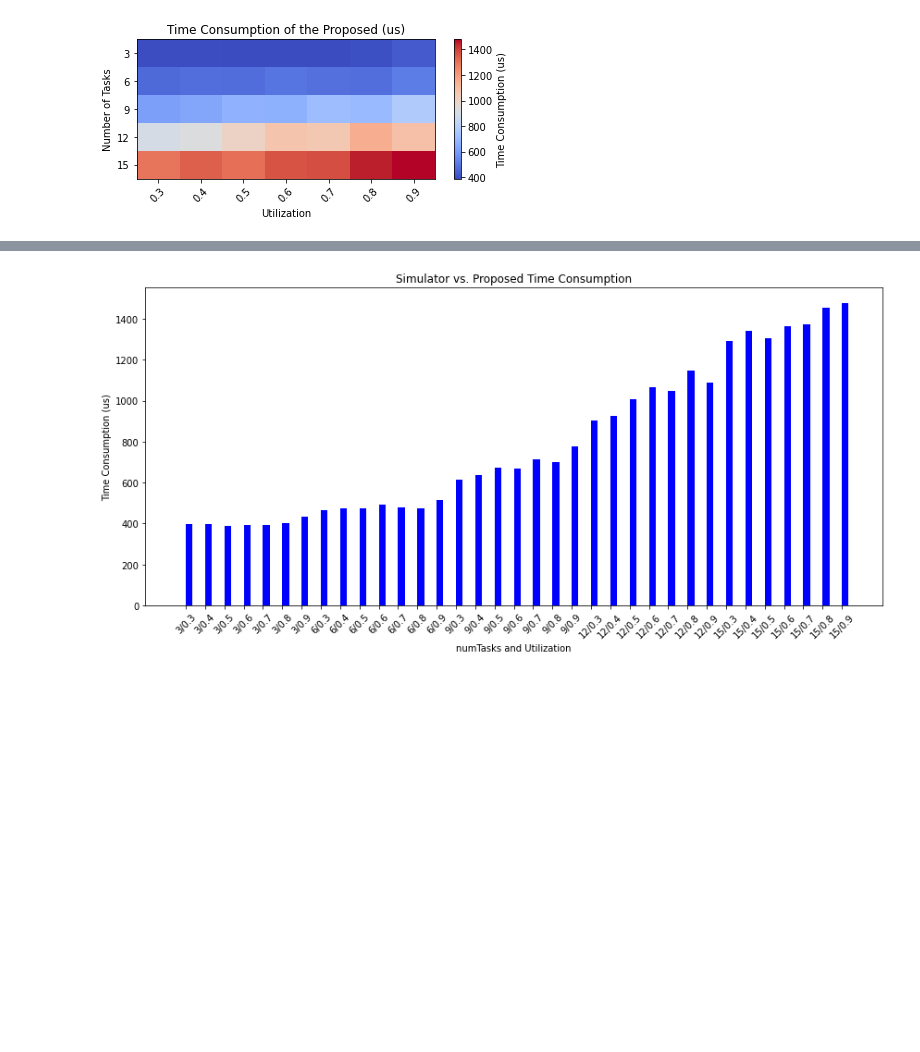
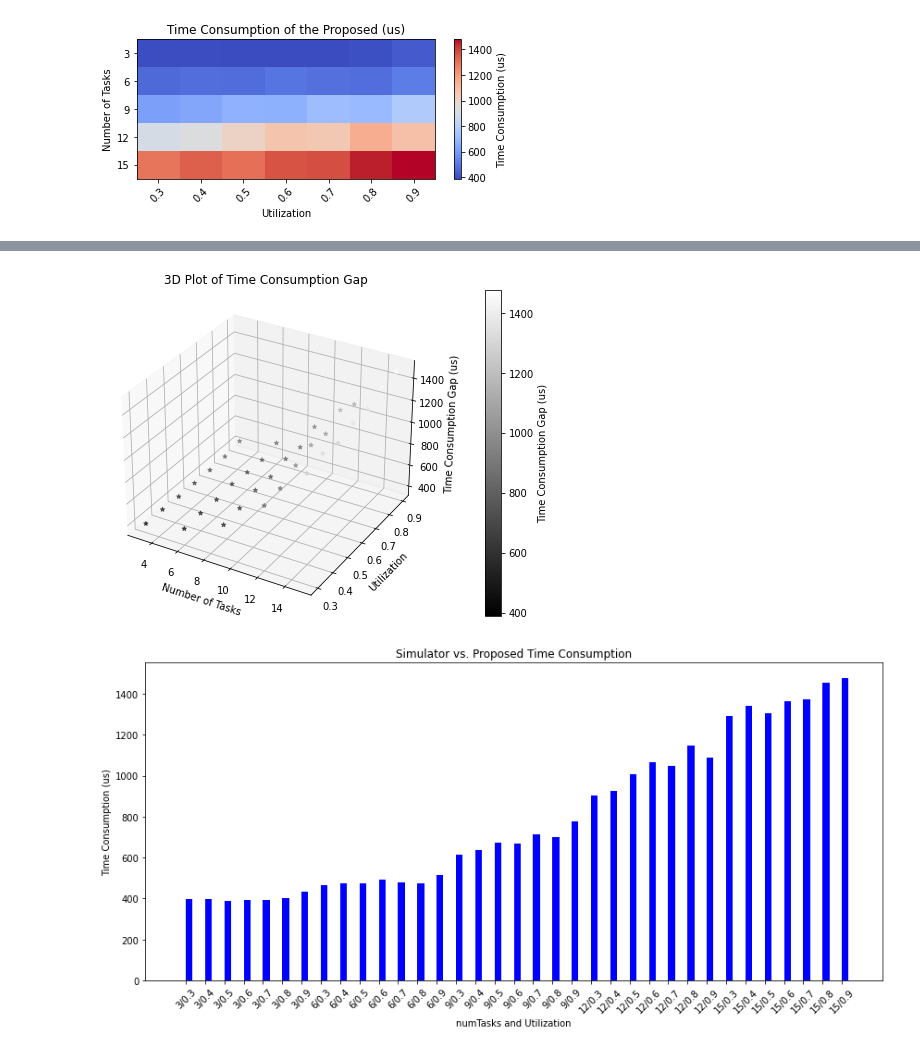
Before and after one commit to YoonKyonghwan/CFS_WCRT_Analysis, a Jupyter notebook: script/analysis/time_complexity.ipynb, the cells around one changed output, grey strips where cells are left out. Drawn from its saved outputs; the diff is of its cells as text; code cells hidden in the pictures; blank space fills up the shorter version.

```diff
--- a/script/analysis/time_complexity.ipynb
+++ b/script/analysis/time_complexity.ipynb
@@ -68,3 +102,41 @@ plot_heatmap(pivot_proposed, title, label)
+# %%
+import pandas as pd
+import matplotlib.pyplot as plt
+from mpl_toolkits.mplot3d import Axes3D
+
+# Read the CSV file into a DataFrame
+summary_result_path = "../../exp_results/result_summary.csv"
+df = pd.read_csv(summary_result_path, sep=",")
+
+# Group the data by 'numTasks', 'utilization', and calculate the average values
+grouped_data = df.groupby(['numTasks', 'utilization'])[['simulator_timeConsumption(us)', 'proposed_timeConsumption(us)']].mean().reset_index()
+
+# Create a 3D plot to show the relationship between 'numTasks', 'utilization', and 'timeConsumptionGap'
+fig = plt.figure(figsize=(10, 6))
+ax = fig.add_subplot(111, projection='3d')
+
+x = grouped_data['numTasks']
+y = grouped_data['utilization']
+z = grouped_data['proposed_timeConsumption(us)']
+
+# Calculate grayscale values based on 'z'
+min_z, max_z = min(z), max(z)
+gray_values = [(val - min_z) / (max_z - min_z) for val in z]
+
+
+scatter = ax.scatter(x, y, z, c=z, cmap='gray', marker='*')
+ax.set_xlabel('Number of Tasks')
+ax.set_ylabel('Utilization')
+ax.set_zlabel('Time Consumption Gap (us)')
+ax.set_title('3D Plot of Time Consumption Gap')
+
+# Add a colorbar
+cbar = fig.colorbar(scatter, ax=ax, pad=0.1)
+cbar.set_label('Time Consumption Gap (us)')
+
+plt.show()
+# %% [output]
+[figure, added]
 # %%
 import numpy as np
 
```
Also changed, not shown: parts of 1 cell of this notebook, 7 other files.
